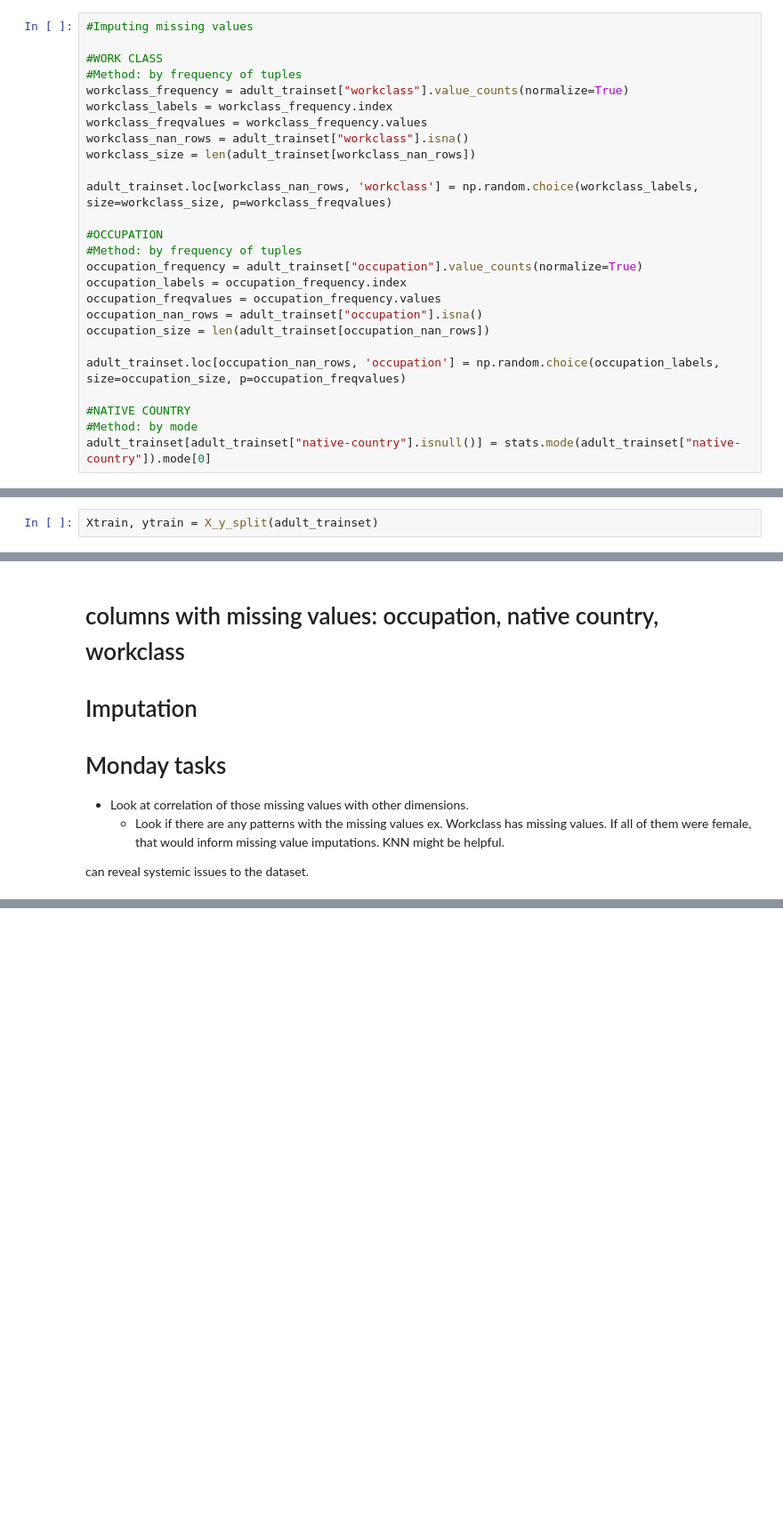
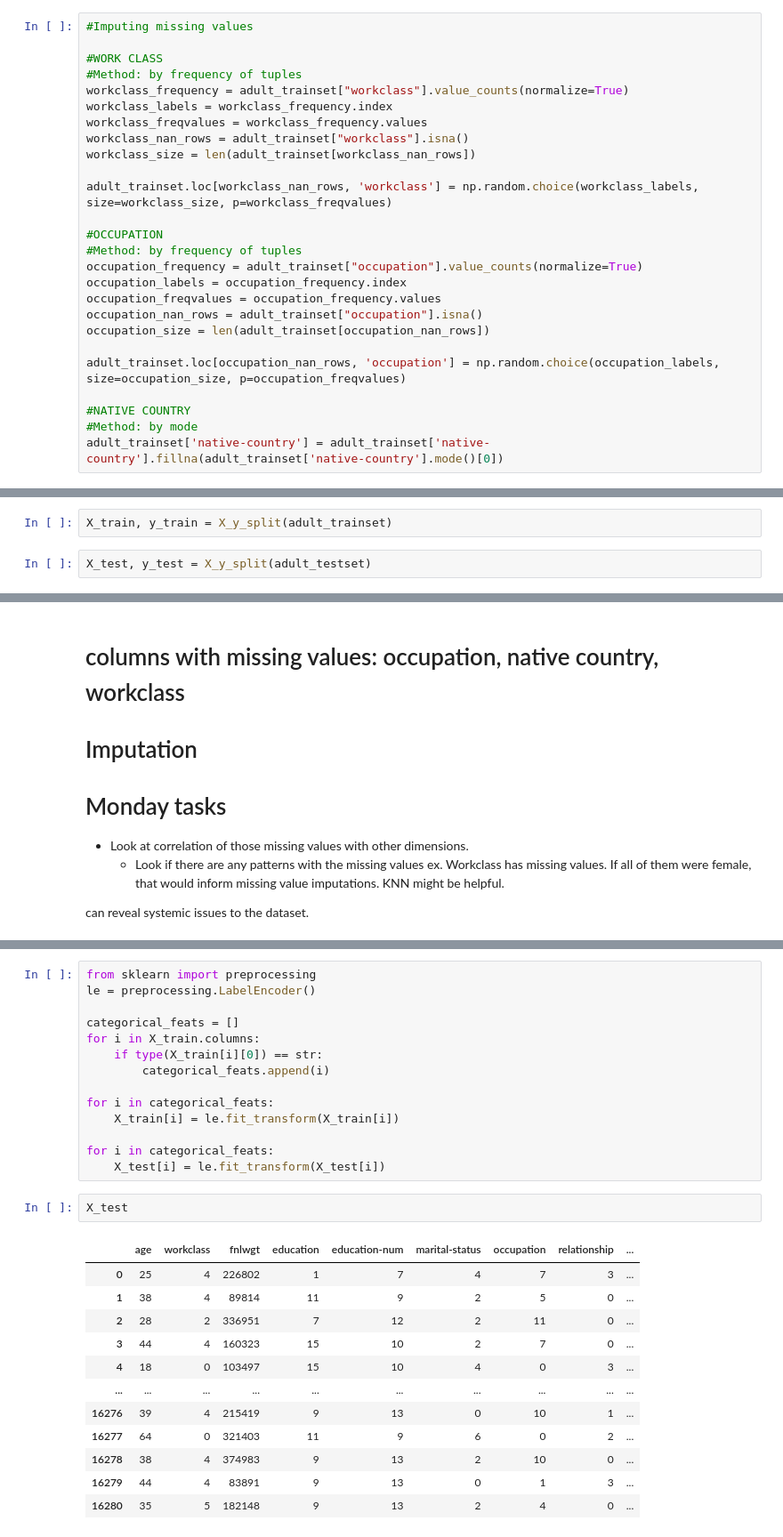
Before and after one commit to gbaldonado/xai-human-income, a Jupyter notebook: EDA-Copy1.ipynb, the cells around one changed output, grey strips where cells are left out. Shown: that part at 89% size. Drawn from its saved outputs; the diff is of its cells as text; blank space fills up the shorter version.

```diff
--- a/EDA-Copy1.ipynb
+++ b/EDA-Copy1.ipynb
@@ -150,4 +164,4 @@ adult_trainset.loc[occupation_nan_rows, 'occupation'] = np.random.choice(occupat
 
 #NATIVE COUNTRY
 #Method: by mode
-adult_trainset[adult_trainset["native-country"].isnull()] = stats.mode(adult_trainset["native-country"]).mode[0]
+adult_trainset['native-country'] = adult_trainset['native-country'].fillna(adult_trainset['native-country'].mode()[0])
@@ -165,5 +198,7 @@ def X_y_split(df):
 
     return X, y
 # %%
-Xtrain, ytrain = X_y_split(adult_trainset)
+X_train, y_train = X_y_split(adult_trainset)
+# %%
+X_test, y_test = X_y_split(adult_testset)
 # %%
@@ -184,0 +224,29 @@ can reveal systemic issues to the dataset.
+# %%
+from sklearn import preprocessing
+le = preprocessing.LabelEncoder()
+
+categorical_feats = []
+for i in X_train.columns:
+    if type(X_train[i][0]) == str:
+        categorical_feats.append(i)
+
+for i in categorical_feats:
+    X_train[i] = le.fit_transform(X_train[i])
+
+for i in categorical_feats:
+    X_test[i] = le.fit_transform(X_test[i])
+# %%
+X_test
+# %% [output]
+|  | age | workclass | fnlwgt | education | education-num | marital-status | occupation | relationship | ... |
+| 0 | 25 | 4 | 226802 | 1 | 7 | 4 | 7 | 3 | ... |
+| 1 | 38 | 4 | 89814 | 11 | 9 | 2 | 5 | 0 | ... |
+| 2 | 28 | 2 | 336951 | 7 | 12 | 2 | 11 | 0 | ... |
+| 3 | 44 | 4 | 160323 | 15 | 10 | 2 | 7 | 0 | ... |
+| 4 | 18 | 0 | 103497 | 15 | 10 | 4 | 0 | 3 | ... |
+| ... | ... | ... | ... | ... | ... | ... | ... | ... | ... |
+| 16276 | 39 | 4 | 215419 | 9 | 13 | 0 | 10 | 1 | ... |
+| 16277 | 64 | 0 | 321403 | 11 | 9 | 6 | 0 | 2 | ... |
+| 16278 | 38 | 4 | 374983 | 9 | 13 | 2 | 10 | 0 | ... |
+| 16279 | 44 | 4 | 83891 | 9 | 13 | 0 | 1 | 3 | ... |
+| 16280 | 35 | 5 | 182148 | 9 | 13 | 2 | 4 | 0 | ... |
```
Also changed, not shown: parts of 20 cells of this notebook, 1 other file.
